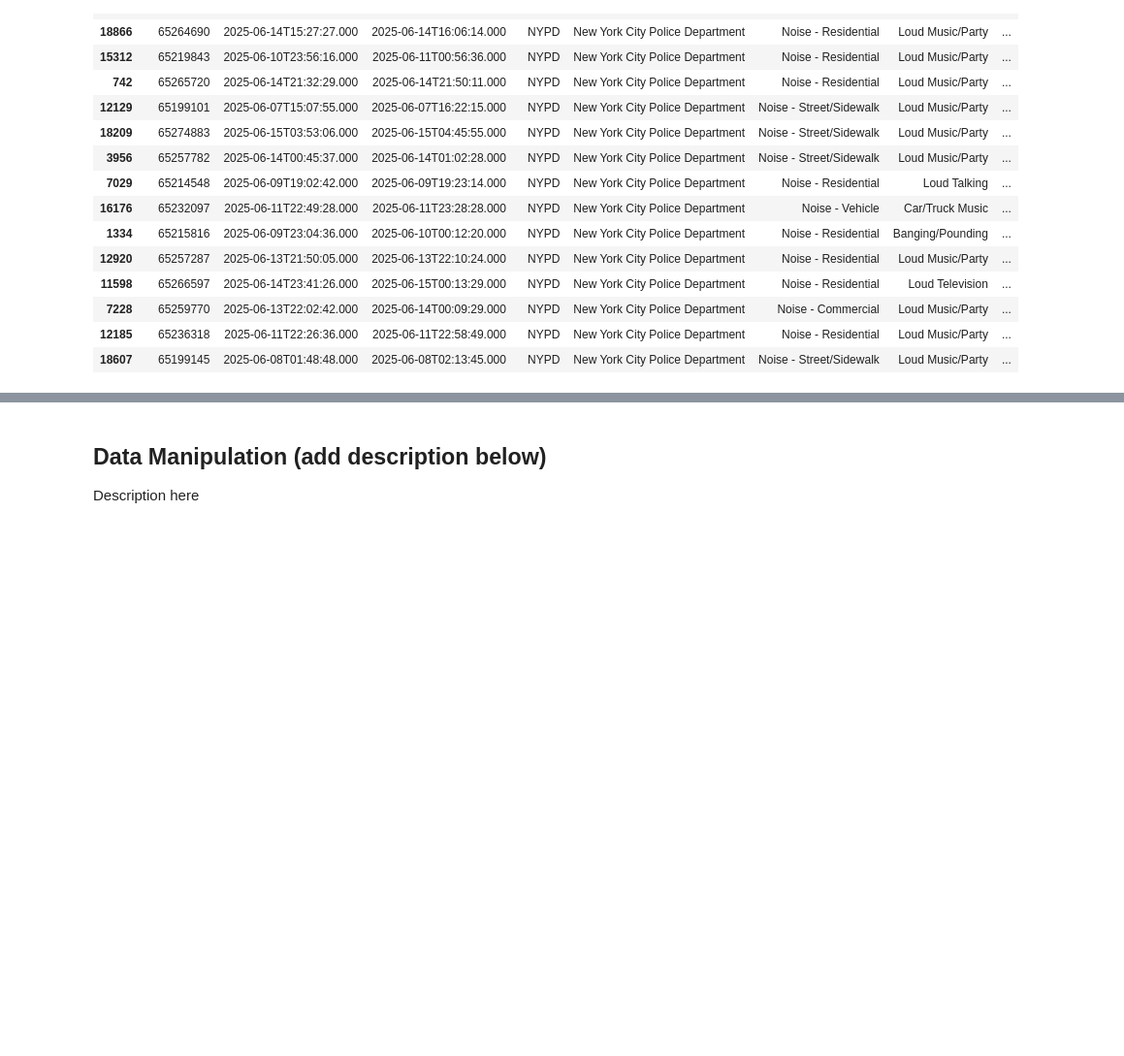
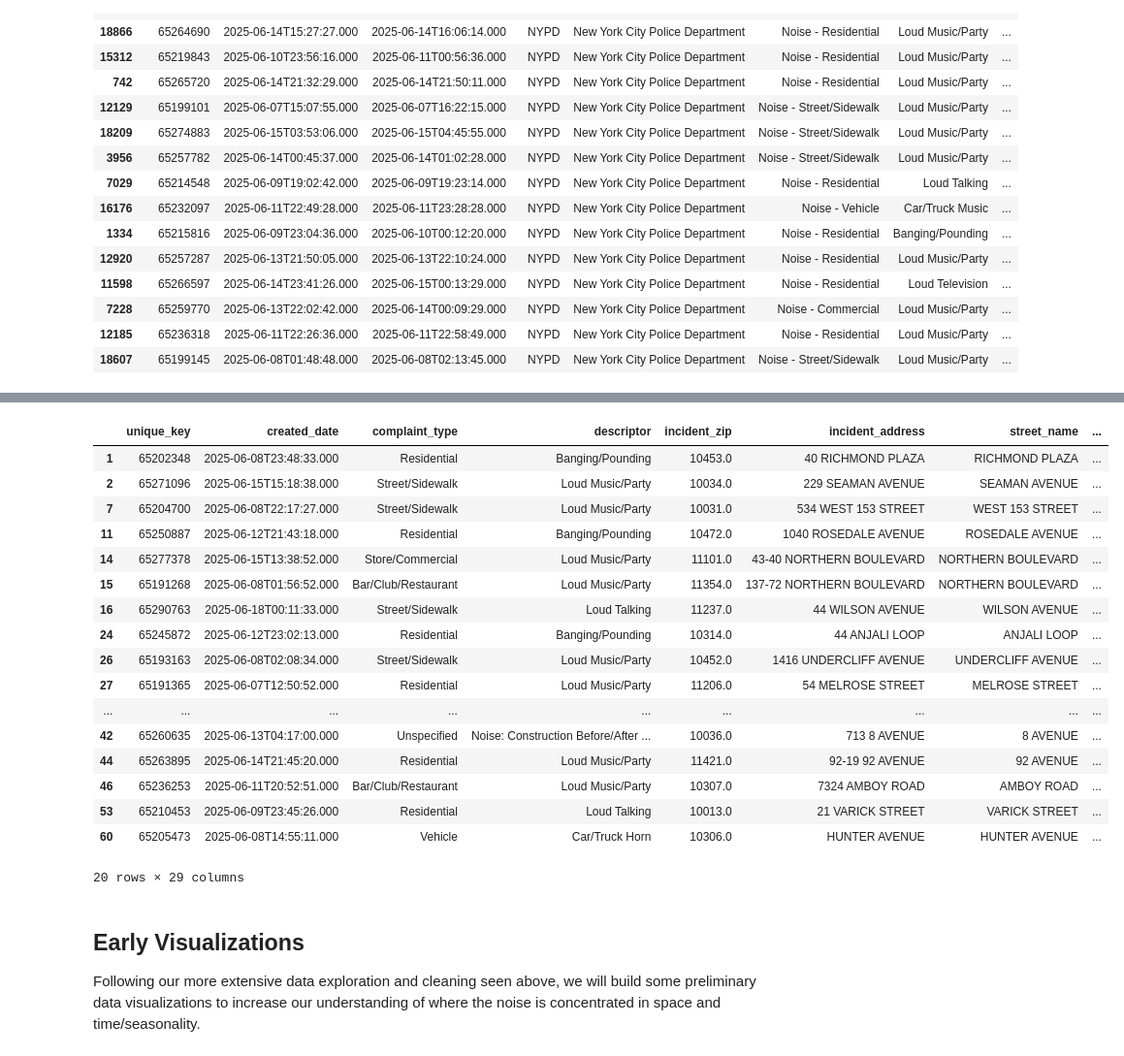
Before and after one commit to oliviamohning/nyc-311-noise-analysis, a Jupyter notebook: nyc_311_noise_analysis.ipynb, the cells around one changed output, grey strips where cells are left out. Shown: that part at 97% size. Cells and saved outputs as stored; diff of their text form; code cells hidden in the pictures; blank space fills up the shorter version.

Commit message:
Column cleanup: split commercial noise, dropped location_type, updated complaint_type strings

```diff
--- a/nyc_311_noise_analysis.ipynb
+++ b/nyc_311_noise_analysis.ipynb
@@ -188,0 +209,14 @@ Some findings from the above random sample of instances, and plan of action for
+# %%
+# 3. Inspecting the variety of values in agency and agency_name
+print(noise_df['agency'].value_counts(dropna=False))
+print("\n")
+
+print(noise_df['agency_name'].value_counts(dropna=False))
+print("\n")
+
+# See what complaint types go to each non-NYPD agency
+print((noise_df[noise_df['agency'] != 'NYPD']).groupby('agency')['complaint_type'].value_counts())
+print("\n")
+
+# Since complaint handling agency doesn't affect our forecasting goal, we'll drop 'agency' and 'agency_name'
+noise_df.drop(columns=['agency', 'agency_name'], inplace=True)
@@ -188,0 +347,26 @@ Some findings from the above random sample of instances, and plan of action for
+# %%
+# Make a copy to avoid SettingWithCopyWarning
+noise_df = noise_df.copy()
+
+noise_df.loc[
+    (noise_df['complaint_type'] == 'Noise - Commercial') &
+    (noise_df['location_type'] == 'Club/Bar/Restaurant'),
+    'complaint_type'
+] = 'Noise - Bar/Club/Restaurant'
+
+noise_df.loc[
+    (noise_df['complaint_type'] == 'Noise - Commercial') &
+    (noise_df['location_type'] == 'Store/Commercial'),
+    'complaint_type'
+] = 'Noise - Store/Commercial'
+
+# Now drop location_type
+noise_df.drop(columns=['location_type'], inplace=True)
+
+# Replace "Noise" with "Noise - Unspecified" and remove "Noise - " from prefixes of all values
+noise_df['complaint_type'] = noise_df['complaint_type'].replace('Noise', 'Noise - Unspecified')
+noise_df['complaint_type'] = noise_df['complaint_type'].str.replace('Noise - ', '', regex=False)
+
+# Print all unique complaint types line by line
+for complaint in sorted(noise_df['complaint_type'].unique()):
+    print(complaint)
@@ -189,3 +412,25 @@ Some findings from the above random sample of instances, and plan of action for
+# %%
+# Taking a look to ensure everything looks good
+noise_df.head(20)
+# %% [output]
+|  | unique_key | created_date | complaint_type | descriptor | incident_zip | incident_address | street_name | ... |
+| 1 | 65202348 | 2025-06-08T23:48:33.000 | Residential | Banging/Pounding | 10453.0 | 40 RICHMOND PLAZA | RICHMOND PLAZA | ... |
+| 2 | 65271096 | 2025-06-15T15:18:38.000 | Street/Sidewalk | Loud Music/Party | 10034.0 | 229 SEAMAN AVENUE | SEAMAN AVENUE | ... |
+| 7 | 65204700 | 2025-06-08T22:17:27.000 | Street/Sidewalk | Loud Music/Party | 10031.0 | 534 WEST 153 STREET | WEST 153 STREET | ... |
+| 11 | 65250887 | 2025-06-12T21:43:18.000 | Residential | Banging/Pounding | 10472.0 | 1040 ROSEDALE AVENUE | ROSEDALE AVENUE | ... |
+| 14 | 65277378 | 2025-06-15T13:38:52.000 | Store/Commercial | Loud Music/Party | 11101.0 | 43-40 NORTHERN BOULEVARD | NORTHERN BOULEVARD | ... |
+| 15 | 65191268 | 2025-06-08T01:56:52.000 | Bar/Club/Restaurant | Loud Music/Party | 11354.0 | 137-72 NORTHERN BOULEVARD | NORTHERN BOULEVARD | ... |
+| 16 | 65290763 | 2025-06-18T00:11:33.000 | Street/Sidewalk | Loud Talking | 11237.0 | 44 WILSON AVENUE | WILSON AVENUE | ... |
+| 24 | 65245872 | 2025-06-12T23:02:13.000 | Residential | Banging/Pounding | 10314.0 | 44 ANJALI LOOP | ANJALI LOOP | ... |
+| 26 | 65193163 | 2025-06-08T02:08:34.000 | Street/Sidewalk | Loud Music/Party | 10452.0 | 1416 UNDERCLIFF AVENUE | UNDERCLIFF AVENUE | ... |
+| 27 | 65191365 | 2025-06-07T12:50:52.000 | Residential | Loud Music/Party | 11206.0 | 54 MELROSE STREET | MELROSE STREET | ... |
+| ... | ... | ... | ... | ... | ... | ... | ... | ... |
+| 42 | 65260635 | 2025-06-13T04:17:00.000 | Unspecified | Noise: Construction Before/After ... | 10036.0 | 713 8 AVENUE | 8 AVENUE | ... |
+| 44 | 65263895 | 2025-06-14T21:45:20.000 | Residential | Loud Music/Party | 11421.0 | 92-19 92 AVENUE | 92 AVENUE | ... |
+| 46 | 65236253 | 2025-06-11T20:52:51.000 | Bar/Club/Restaurant | Loud Music/Party | 10307.0 | 7324 AMBOY ROAD | AMBOY ROAD | ... |
+| 53 | 65210453 | 2025-06-09T23:45:26.000 | Residential | Loud Talking | 10013.0 | 21 VARICK STREET | VARICK STREET | ... |
+| 60 | 65205473 | 2025-06-08T14:55:11.000 | Vehicle | Car/Truck Horn | 10306.0 | HUNTER AVENUE | HUNTER AVENUE | ... |
+20 rows × 29 columns
 # %% [markdown]
-## Data Manipulation (add description below)
-Description here
+## Early Visualizations
+Following our more extensive data exploration and cleaning seen above, we will build some preliminary data visualizations to increase our understanding of where the noise is concentrated in space and time/seasonality.
```
Also changed, not shown: parts of 29 cells of this notebook.
